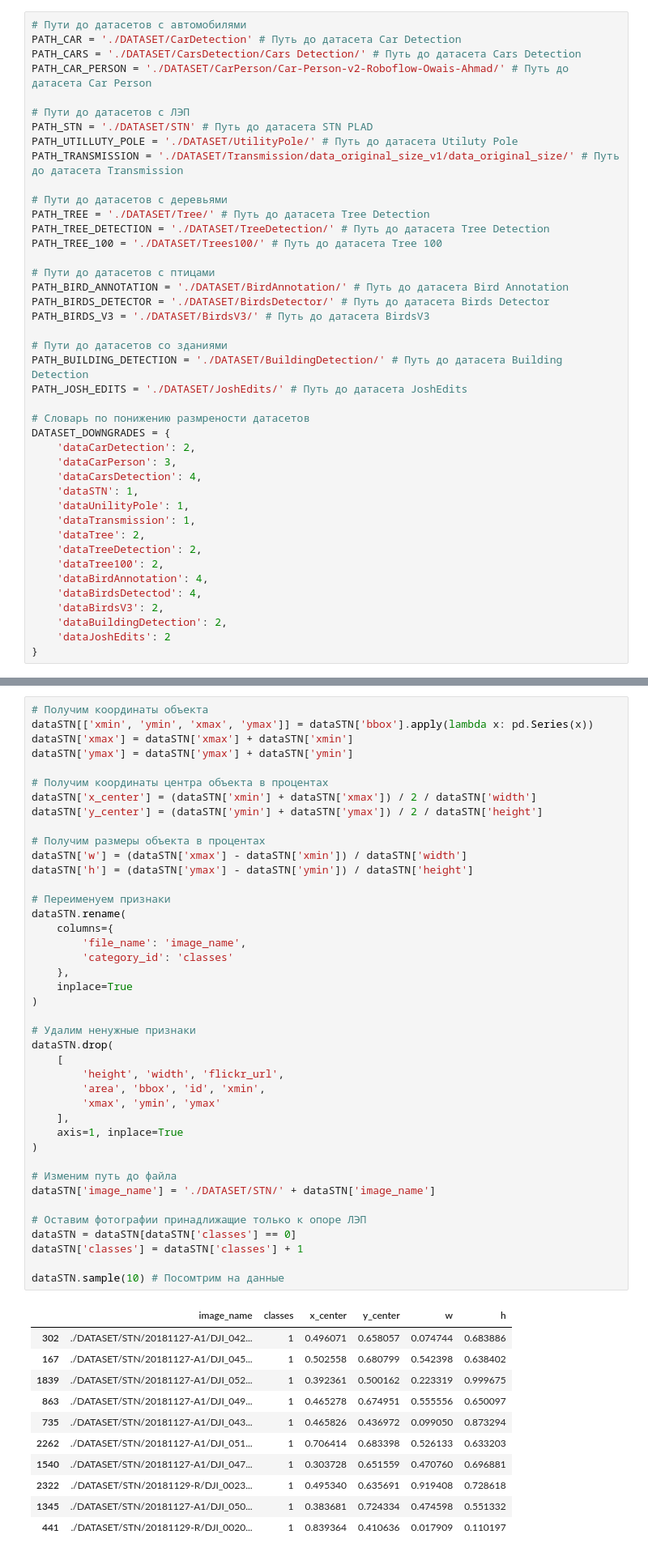
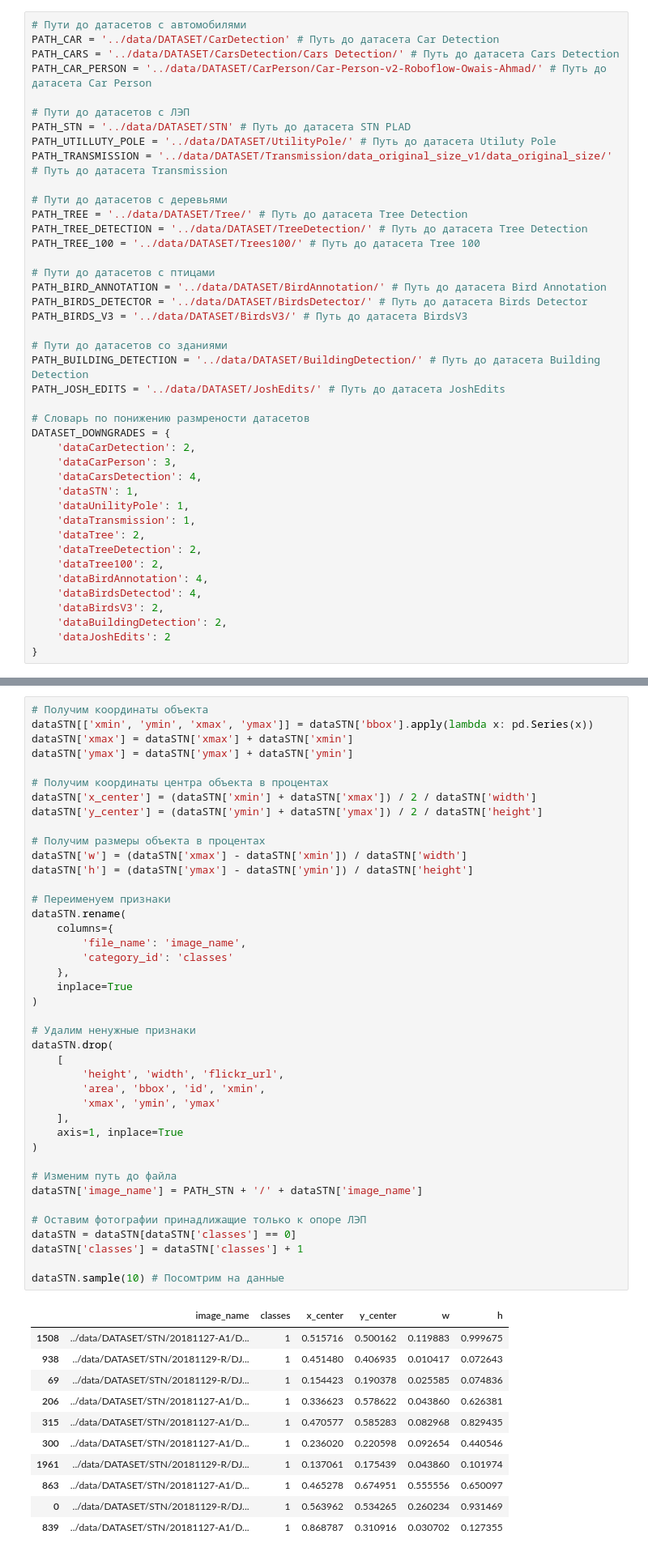
Before and after one commit to DIMFLIX-OFFICIAL/TerraWing, a Jupyter notebook: src/neural_network/TrainNeuralNetwork.ipynb, the cells around one changed output, grey strips where cells are left out. Shown: that part at 81% size. Saved outputs shown, nothing was run; the diff lists cells and outputs as text.

```diff
--- a/src/neural_network/TrainNeuralNetwork.ipynb
+++ b/src/neural_network/TrainNeuralNetwork.ipynb
@@ -44,27 +91,27 @@ warnings.filterwarnings("ignore")
 # %%
 # Пути до датасетов с автомобилями
-PATH_CAR = './DATASET/CarDetection' # Путь до датасета Car Detection
-PATH_CARS = './DATASET/CarsDetection/Cars Detection/' # Путь до датасета Cars Detection
-PATH_CAR_PERSON = './DATASET/CarPerson/Car-Person-v2-Roboflow-Owais-Ahmad/' # Путь до датасета Car Person
+PATH_CAR = '../data/DATASET/CarDetection' # Путь до датасета Car Detection
+PATH_CARS = '../data/DATASET/CarsDetection/Cars Detection/' # Путь до датасета Cars Detection
+PATH_CAR_PERSON = '../data/DATASET/CarPerson/Car-Person-v2-Roboflow-Owais-Ahmad/' # Путь до датасета Car Person
 
 # Пути до датасетов с ЛЭП
-PATH_STN = './DATASET/STN' # Путь до датасета STN PLAD
-PATH_UTILLUTY_POLE = './DATASET/UtilityPole/' # Путь до датасета Utiluty Pole
-PATH_TRANSMISSION = './DATASET/Transmission/data_original_size_v1/data_original_size/' # Путь до датасета Transmission
+PATH_STN = '../data/DATASET/STN' # Путь до датасета STN PLAD
+PATH_UTILLUTY_POLE = '../data/DATASET/UtilityPole/' # Путь до датасета Utiluty Pole
+PATH_TRANSMISSION = '../data/DATASET/Transmission/data_original_size_v1/data_original_size/' # Путь до датасета Transmission
 
 # Пути до датасетов с деревьями
-PATH_TREE = './DATASET/Tree/' # Путь до датасета Tree Detection
-PATH_TREE_DETECTION = './DATASET/TreeDetection/' # Путь до датасета Tree Detection
-PATH_TREE_100 = './DATASET/Trees100/' # Путь до датасета Tree 100
+PATH_TREE = '../data/DATASET/Tree/' # Путь до датасета Tree Detection
+PATH_TREE_DETECTION = '../data/DATASET/TreeDetection/' # Путь до датасета Tree Detection
+PATH_TREE_100 = '../data/DATASET/Trees100/' # Путь до датасета Tree 100
 
 # Пути до датасетов с птицами
-PATH_BIRD_ANNOTATION = './DATASET/BirdAnnotation/' # Путь до датасета Bird Annotation
-PATH_BIRDS_DETECTOR = './DATASET/BirdsDetector/' # Путь до датасета Birds Detector
-PATH_BIRDS_V3 = './DATASET/BirdsV3/' # Путь до датасета BirdsV3
+PATH_BIRD_ANNOTATION = '../data/DATASET/BirdAnnotation/' # Путь до датасета Bird Annotation
+PATH_BIRDS_DETECTOR = '../data/DATASET/BirdsDetector/' # Путь до датасета Birds Detector
+PATH_BIRDS_V3 = '../data/DATASET/BirdsV3/' # Путь до датасета BirdsV3
 
 # Пути до датасетов со зданиями
-PATH_BUILDING_DETECTION = './DATASET/BuildingDetection/' # Путь до датасета Building Detection
-PATH_JOSH_EDITS = './DATASET/JoshEdits/' # Путь до датасета JoshEdits
+PATH_BUILDING_DETECTION = '../data/DATASET/BuildingDetection/' # Путь до датасета Building Detection
+PATH_JOSH_EDITS = '../data/DATASET/JoshEdits/' # Путь до датасета JoshEdits
 
 # Словарь по понижению размрености датасетов
 DATASET_DOWNGRADES = {
@@ -344,44 +384,44 @@ dataSTN['w'] = (dataSTN['xmax'] - dataSTN['xmin']) / dataSTN['width']
 dataSTN['h'] = (dataSTN['ymax'] - dataSTN['ymin']) / dataSTN['height']
 
 # Переименуем признаки
 dataSTN.rename(
     columns={
         'file_name': 'image_name',
         'category_id': 'classes'
     },
     inplace=True
 )
 
 # Удалим ненужные признаки
 dataSTN.drop(
     [
         'height', 'width', 'flickr_url',
         'area', 'bbox', 'id', 'xmin',
         'xmax', 'ymin', 'ymax'
     ],
     axis=1, inplace=True
 )
 
 # Изменим путь до файла
-dataSTN['image_name'] = './DATASET/STN/' + dataSTN['image_name']
+dataSTN['image_name'] = PATH_STN + '/' + dataSTN['image_name']
 
 # Оставим фотографии принадлижащие только к опоре ЛЭП
 dataSTN = dataSTN[dataSTN['classes'] == 0]
 dataSTN['classes'] = dataSTN['classes'] + 1
 
 dataSTN.sample(10) # Посомтрим на данные
 # %% [output]
 |  | image_name | classes | x_center | y_center | w | h |
-| 302 | ./DATASET/STN/20181127-A1/DJI_042... | 1 | 0.496071 | 0.658057 | 0.074744 | 0.683886 |
-| 167 | ./DATASET/STN/20181127-A1/DJI_045... | 1 | 0.502558 | 0.680799 | 0.542398 | 0.638402 |
-| 1839 | ./DATASET/STN/20181127-A1/DJI_052... | 1 | 0.392361 | 0.500162 | 0.223319 | 0.999675 |
-| 863 | ./DATASET/STN/20181127-A1/DJI_049... | 1 | 0.465278 | 0.674951 | 0.555556 | 0.650097 |
-| 735 | ./DATASET/STN/20181127-A1/DJI_043... | 1 | 0.465826 | 0.436972 | 0.099050 | 0.873294 |
-| 2262 | ./DATASET/STN/20181127-A1/DJI_051... | 1 | 0.706414 | 0.683398 | 0.526133 | 0.633203 |
-| 1540 | ./DATASET/STN/20181127-A1/DJI_047... | 1 | 0.303728 | 0.651559 | 0.470760 | 0.696881 |
-| 2322 | ./DATASET/STN/20181129-R/DJI_0023... | 1 | 0.495340 | 0.635691 | 0.919408 | 0.728618 |
-| 1345 | ./DATASET/STN/20181127-A1/DJI_050... | 1 | 0.383681 | 0.724334 | 0.474598 | 0.551332 |
-| 441 | ./DATASET/STN/20181129-R/DJI_0020... | 1 | 0.839364 | 0.410636 | 0.017909 | 0.110197 |
+| 1508 | ../data/DATASET/STN/20181127-A1/D... | 1 | 0.515716 | 0.500162 | 0.119883 | 0.999675 |
+| 938 | ../data/DATASET/STN/20181129-R/DJ... | 1 | 0.451480 | 0.406935 | 0.010417 | 0.072643 |
+| 69 | ../data/DATASET/STN/20181129-R/DJ... | 1 | 0.154423 | 0.190378 | 0.025585 | 0.074836 |
+| 206 | ../data/DATASET/STN/20181127-A1/D... | 1 | 0.336623 | 0.578622 | 0.043860 | 0.626381 |
+| 315 | ../data/DATASET/STN/20181127-A1/D... | 1 | 0.470577 | 0.585283 | 0.082968 | 0.829435 |
+| 300 | ../data/DATASET/STN/20181127-A1/D... | 1 | 0.236020 | 0.220598 | 0.092654 | 0.440546 |
+| 1961 | ../data/DATASET/STN/20181129-R/DJ... | 1 | 0.137061 | 0.175439 | 0.043860 | 0.101974 |
+| 863 | ../data/DATASET/STN/20181127-A1/D... | 1 | 0.465278 | 0.674951 | 0.555556 | 0.650097 |
+| 0 | ../data/DATASET/STN/20181129-R/DJ... | 1 | 0.563962 | 0.534265 | 0.260234 | 0.931469 |
+| 839 | ../data/DATASET/STN/20181127-A1/D... | 1 | 0.868787 | 0.310916 | 0.030702 | 0.127355 |
 # %% [markdown]
 ### 2.2.2. Обработка датасета Utility Pole
 # %%
```
Also changed, not shown: parts of 40 cells of this notebook.
